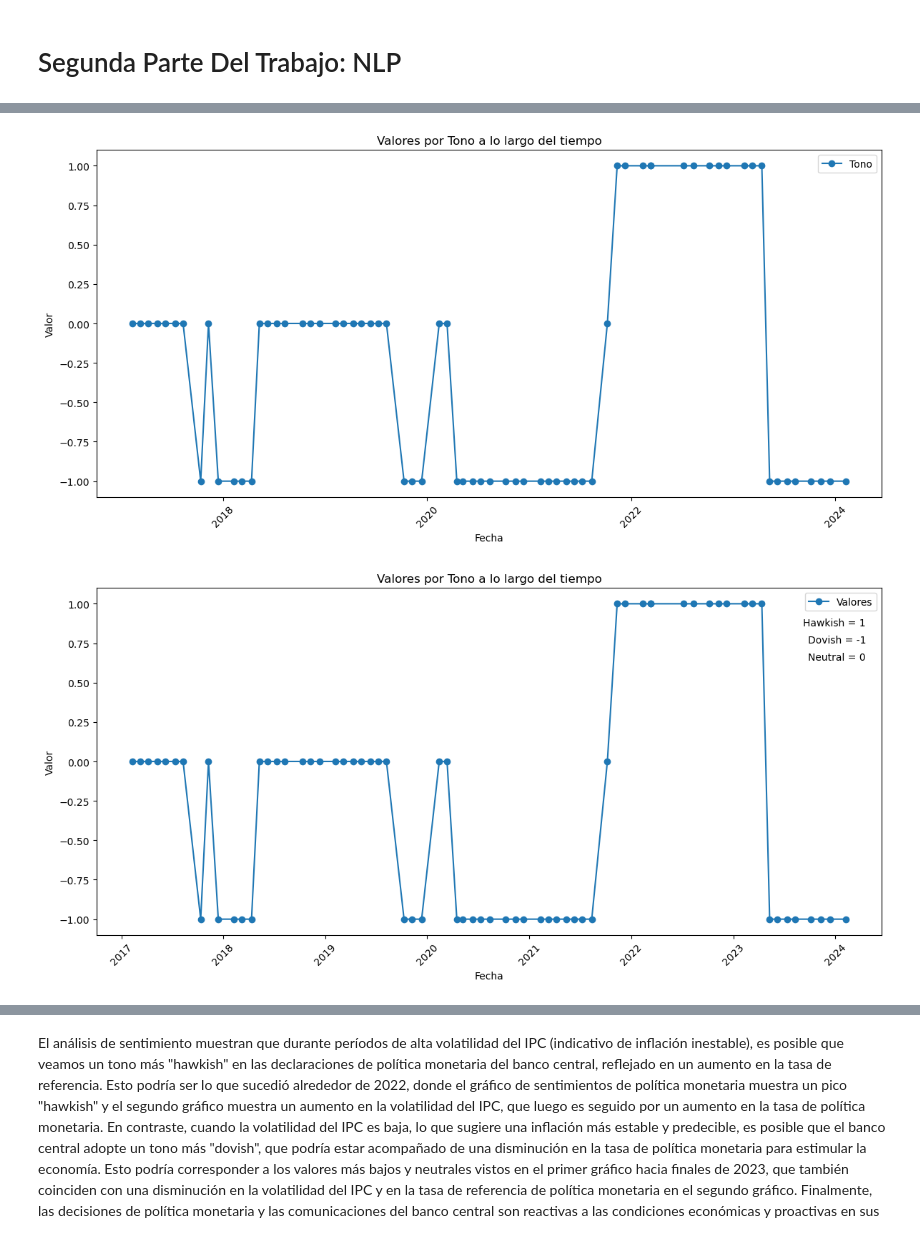
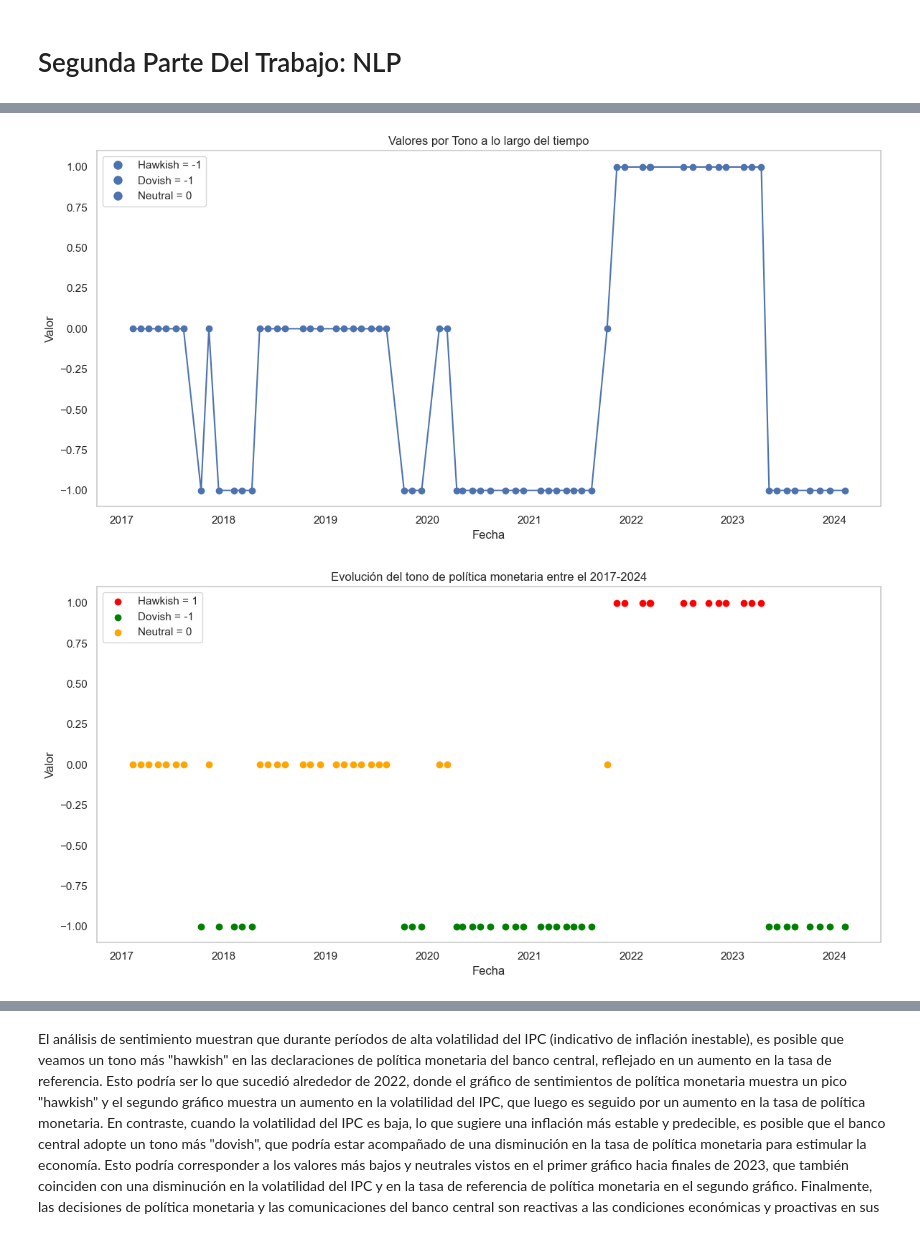
Before and after one commit to patriciajacqueline/proyecto-final-remon_mendoza_proyectofinal, a Jupyter notebook: proyecto_final_plantilla.ipynb, the cells around one changed output, grey strips where cells are left out. Cells and saved outputs as stored; diff of their text form; code cells hidden in the pictures.

```diff
--- a/proyecto_final_plantilla.ipynb
+++ b/proyecto_final_plantilla.ipynb
@@ -1118,9 +1125,6 @@ print(resultados_tonos)
 
 [69 rows x 3 columns]
 # %%
-import matplotlib.pyplot as plt
-import matplotlib.dates as mdates
-
 # Convertir las fechas a formato datetime
 resultados_tonos['Fecha'] = pd.to_datetime(resultados_tonos['Fecha'])
 
@@ -1128,55 +1132,58 @@ resultados_tonos['Fecha'] = pd.to_datetime(resultados_tonos['Fecha'])
 plt.figure(figsize=(12, 6))
 
 # Graficar todos los valores juntos
-plt.plot(resultados_tonos['Fecha'], resultados_tonos['Valor'], marker='o', linestyle='-', label='Tono')
+plt.plot(resultados_tonos['Fecha'], resultados_tonos['Valor'], marker='o', linestyle='-', label='Valores')
 
 # Configurar la leyenda y etiquetas
-plt.legend()
+legend_labels = {'Hawkish = 1': 'Hawkish = -1', 'Dovish = -1': 'Dovish = -1', 'Neutral = 0': 'Neutral = 0'}
+legend_handles = [plt.Line2D([0], [0], marker='o', color='w', label=label, markerfacecolor='b', markersize=10) for label in legend_labels.values()]
+plt.legend(handles=legend_handles, loc='upper left')
+
 plt.title('Valores por Tono a lo largo del tiempo')
 plt.xlabel('Fecha')
 plt.ylabel('Valor')
 
 # Formatear las fechas en el eje x para mostrar solo cada 5 años
-plt.gca().xaxis.set_major_locator(mdates.YearLocator(2))
+plt.gca().xaxis.set_major_locator(mdates.YearLocator(1))
 
 # Rotar las fechas para mejor visualización
-plt.xticks(rotation=45)
-
+plt.xticks(rotation=0)
+plt.grid(False)
 # Mostrar la gráfica
 plt.tight_layout()
 plt.show()
 # %% [output]
-[figure, old version]
+[figure, new version]
 # %%
 # Convertir las fechas a formato datetime
 resultados_tonos['Fecha'] = pd.to_datetime(resultados_tonos['Fecha'])
 
 # Graficar el DataFrame
 plt.figure(figsize=(12, 6))
 
-# Graficar todos los valores juntos
-plt.plot(resultados_tonos['Fecha'], resultados_tonos['Valor'], marker='o', linestyle='-', label='Valores')
+# Asignar colores a cada tono
+colores_tonos = {'Hawkish = 1': 'red', 'Dovish = -1': 'green', 'Neutral = 0': 'orange'}
+
+# Graficar todos los valores juntos con colores según el tono
+for tono, color in colores_tonos.items():
+    subset = resultados_tonos[resultados_tonos['Valor'] == int(tono.split('=')[-1])]
+    plt.scatter(subset['Fecha'], subset['Valor'], color=color, label=tono)
 
 # Configurar la leyenda y etiquetas
-plt.legend()
+plt.legend(loc='upper left')
 
-# Agregar leyenda adicional para los tonos
-plt.text(0.98, 0.9, 'Hawkish = 1', horizontalalignment='right', verticalalignment='center', transform=plt.gca().transAxes)
-plt.text(0.98, 0.85, 'Dovish = -1', horizontalalignment='right', verticalalignment='center', transform=plt.gca().transAxes)
-plt.text(0.98, 0.8, 'Neutral = 0', horizontalalignment='right', verticalalignment='center', transform=plt.gca().transAxes)
-
-plt.title('Valores por Tono a lo largo del tiempo')
+plt.title('Evolución del tono de política monetaria entre el 2017-2024')
 plt.xlabel('Fecha')
 plt.ylabel('Valor')
 
 # Formatear las fechas en el eje x para mostrar solo cada 5 años
 plt.gca().xaxis.set_major_locator(mdates.YearLocator(1))
 
 # Rotar las fechas para mejor visualización
-plt.xticks(rotation=45)
-
+plt.xticks(rotation=0)
+plt.grid(False)
 # Mostrar la gráfica
 plt.tight_layout()
 plt.show()
 # %% [output]
-[figure, old version]
+[figure, new version]
```
Also changed, not shown: parts of 14 cells of this notebook, 4 other files.
